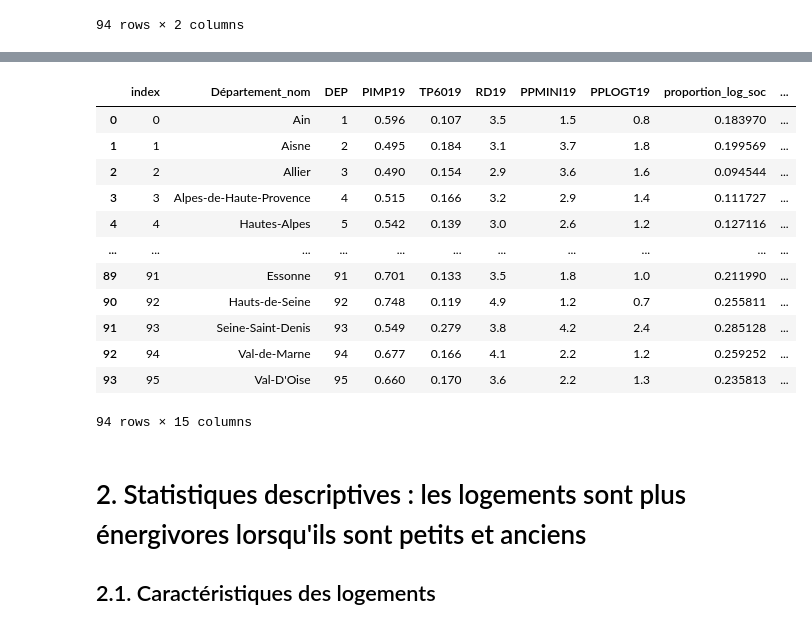
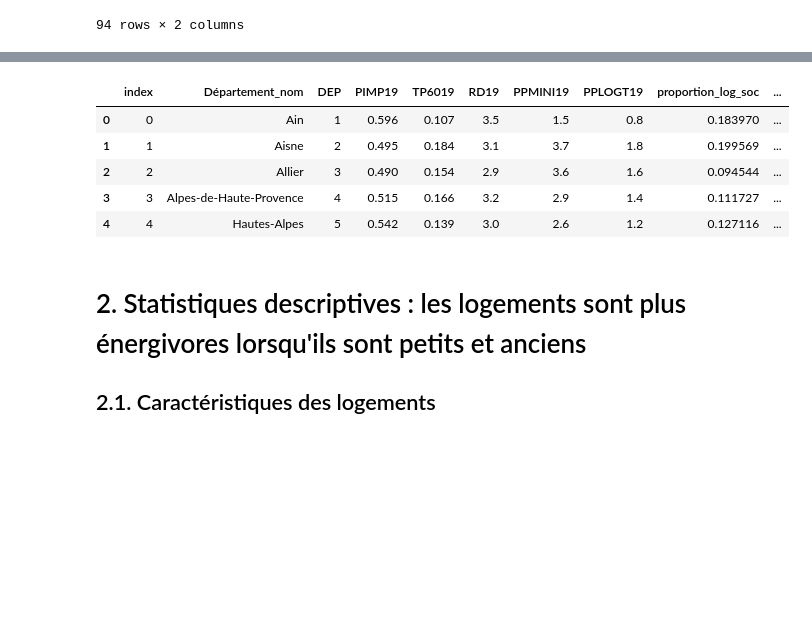
Before and after one commit to f-b-l/python2A, a Jupyter notebook: Master Notebook.ipynb, the cells around one changed output, grey strips where cells are left out. Cells and saved outputs as stored; diff of their text form; code cells hidden in the pictures; blank space fills up the shorter version.

```diff
--- a/Master Notebook.ipynb
+++ b/Master Notebook.ipynb
@@ -1466,21 +1384,14 @@ base_reg_inter
 # %%
 #on les intégre dans la base finale avec filosofi
 base_reg_fin = pd.merge(base_reg, base_reg_inter,on="DEP")
-base_reg_fin
+base_reg_fin.head()
 # %% [output]
 |  | index | Département_nom | DEP | PIMP19 | TP6019 | RD19 | PPMINI19 | PPLOGT19 | proportion_log_soc | ... |
 | 0 | 0 | Ain | 1 | 0.596 | 0.107 | 3.5 | 1.5 | 0.8 | 0.183970 | ... |
 | 1 | 1 | Aisne | 2 | 0.495 | 0.184 | 3.1 | 3.7 | 1.8 | 0.199569 | ... |
 | 2 | 2 | Allier | 3 | 0.490 | 0.154 | 2.9 | 3.6 | 1.6 | 0.094544 | ... |
 | 3 | 3 | Alpes-de-Haute-Provence | 4 | 0.515 | 0.166 | 3.2 | 2.9 | 1.4 | 0.111727 | ... |
 | 4 | 4 | Hautes-Alpes | 5 | 0.542 | 0.139 | 3.0 | 2.6 | 1.2 | 0.127116 | ... |
-| ... | ... | ... | ... | ... | ... | ... | ... | ... | ... | ... |
-| 89 | 91 | Essonne | 91 | 0.701 | 0.133 | 3.5 | 1.8 | 1.0 | 0.211990 | ... |
-| 90 | 92 | Hauts-de-Seine | 92 | 0.748 | 0.119 | 4.9 | 1.2 | 0.7 | 0.255811 | ... |
-| 91 | 93 | Seine-Saint-Denis | 93 | 0.549 | 0.279 | 3.8 | 4.2 | 2.4 | 0.285128 | ... |
-| 92 | 94 | Val-de-Marne | 94 | 0.677 | 0.166 | 4.1 | 2.2 | 1.2 | 0.259252 | ... |
-| 93 | 95 | Val-D'Oise | 95 | 0.660 | 0.170 | 3.6 | 2.2 | 1.3 | 0.235813 | ... |
-94 rows × 15 columns
 # %% [markdown]
 # 2. Statistiques descriptives : les logements sont plus énergivores lorsqu'ils sont petits et anciens
 
```
Also changed, not shown: parts of 45 cells of this notebook.
